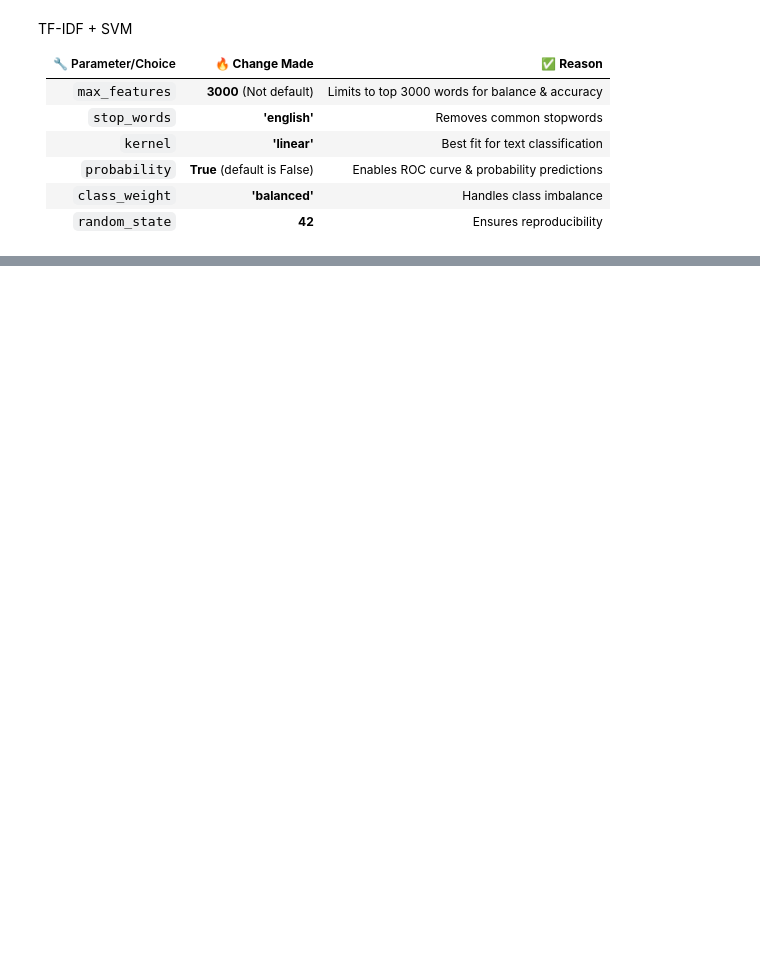
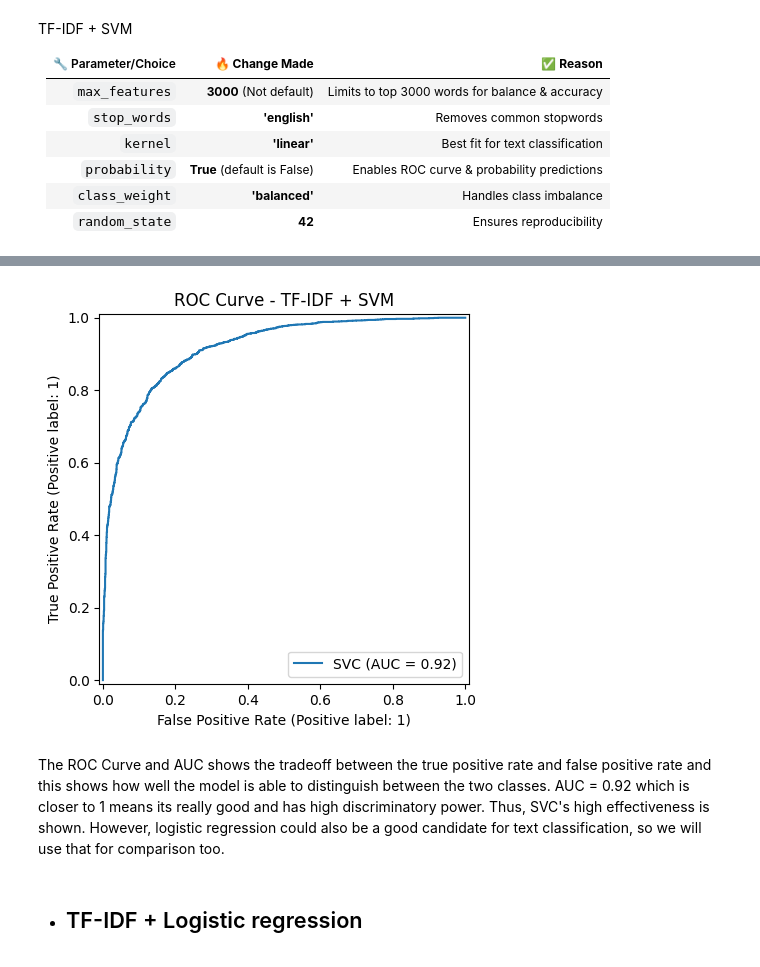
Before and after one commit to Subhangee19/DataAnalysis, a Jupyter notebook: Untitled11.ipynb, the cells around one changed output, grey strips where cells are left out. Cells and saved outputs as stored; diff of their text form; code cells hidden in the pictures; blank space fills up the shorter version.

```diff
--- a/Untitled11.ipynb
+++ b/Untitled11.ipynb
@@ -258,0 +257,4 @@ We train Word2Vec to create dense vector representations of words and average th
+# %%
+vect = TfidfVectorizer(max_features=3000, stop_words='english')
+train_forx_tfidf = vect.fit_transform(train_forx)
+test_forx_tfidf = vect.transform(test_forx)
@@ -522,0 +328,10 @@ SVM was selected over Logistic Regression because it performs exceptionally well
+# %%
+RocCurveDisplay.from_estimator(tf_idf_model, test_forx_tfidf, test_fory)
+plt.title('ROC Curve - TF-IDF + SVM')
+plt.show()
+# %% [output]
+[figure, added]
+# %% [markdown]
+The ROC Curve and AUC shows the tradeoff between the true positive rate and false positive rate and this shows how well the model is able to distinguish between the two classes. AUC = 0.92 which is closer to 1 means its really good and has high discriminatory power. Thus, SVC's high effectiveness is shown. However, logistic regression could also be a good candidate for text classification, so we will use that for comparison too.
+# %% [markdown]
+* ## TF-IDF + Logistic regression
```
Also changed, not shown: parts of 73 cells of this notebook.
